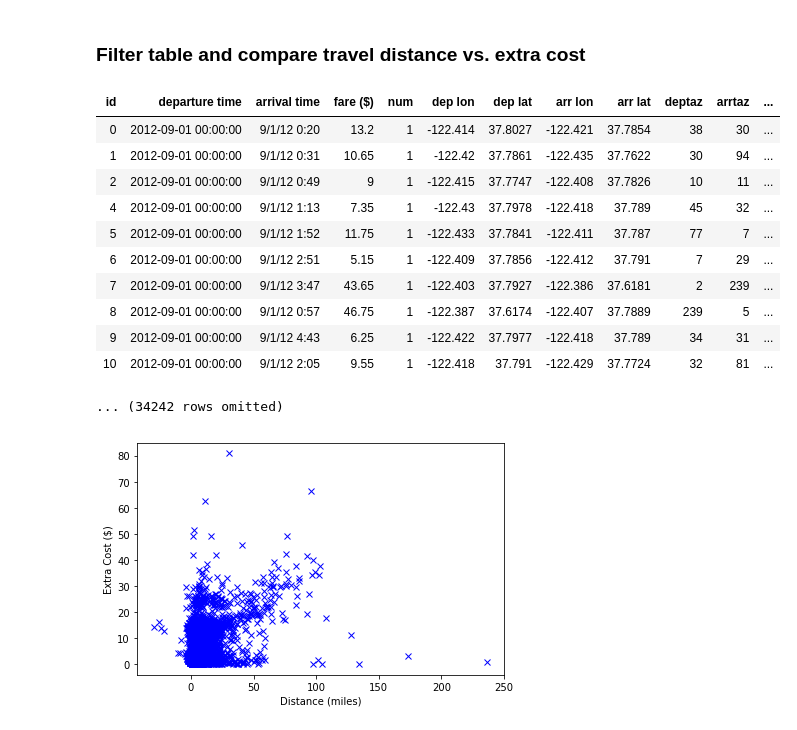
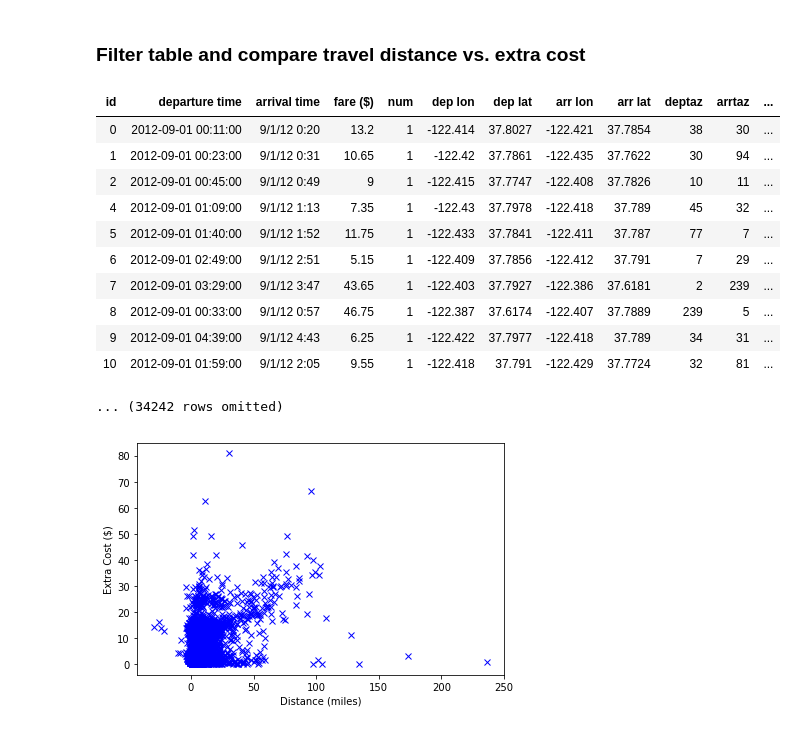
Before and after one commit to lmlevinson/sandwich_88, a Jupyter notebook: Analysis 3 Machine Learning - length and duration of trip .ipynb, the cells around one changed output. Saved outputs shown, nothing was run; the diff lists cells and outputs as text; code cells hidden in the pictures.

```diff
--- a/Analysis 3 Machine Learning - length and duration of trip .ipynb
+++ b/Analysis 3 Machine Learning - length and duration of trip .ipynb
@@ -29,21 +29,21 @@ def parse_prefix(line, fmt):
 # %%
 taxi_unrefined = Table().read_table("SF_taxi_data.csv")
 taxi = taxi_unrefined.where('num', 1).where('fare ($)', are.above(3.5))
-taxi["departure time"] = taxi.select("departure time").apply(lambda x: parse_prefix(x[0],"%m/%d/%y"))
+taxi["departure time"] = taxi.select("departure time").apply(lambda x: parse_prefix(x[0],"%m/%d/%y %H:%M"))
 taxi_filtered = taxi.where(list(map(lambda x: x.day >= 1 and x.day <=10, taxi["departure time"])))
 taxi_filtered
 # %% [output]
 | id | departure time | arrival time | fare ($) | num | dep lon | dep lat | arr lon | arr lat | deptaz | arrtaz | ... |
-| 0 | 2012-09-01 00:00:00 | 9/1/12 0:20 | 13.2 | 1 | -122.414 | 37.8027 | -122.421 | 37.7854 | 38 | 30 | ... |
-| 1 | 2012-09-01 00:00:00 | 9/1/12 0:31 | 10.65 | 1 | -122.42 | 37.7861 | -122.435 | 37.7622 | 30 | 94 | ... |
-| 2 | 2012-09-01 00:00:00 | 9/1/12 0:49 | 9 | 1 | -122.415 | 37.7747 | -122.408 | 37.7826 | 10 | 11 | ... |
-| 4 | 2012-09-01 00:00:00 | 9/1/12 1:13 | 7.35 | 1 | -122.43 | 37.7978 | -122.418 | 37.789 | 45 | 32 | ... |
-| 5 | 2012-09-01 00:00:00 | 9/1/12 1:52 | 11.75 | 1 | -122.433 | 37.7841 | -122.411 | 37.787 | 77 | 7 | ... |
-| 6 | 2012-09-01 00:00:00 | 9/1/12 2:51 | 5.15 | 1 | -122.409 | 37.7856 | -122.412 | 37.791 | 7 | 29 | ... |
-| 7 | 2012-09-01 00:00:00 | 9/1/12 3:47 | 43.65 | 1 | -122.403 | 37.7927 | -122.386 | 37.6181 | 2 | 239 | ... |
-| 8 | 2012-09-01 00:00:00 | 9/1/12 0:57 | 46.75 | 1 | -122.387 | 37.6174 | -122.407 | 37.7889 | 239 | 5 | ... |
-| 9 | 2012-09-01 00:00:00 | 9/1/12 4:43 | 6.25 | 1 | -122.422 | 37.7977 | -122.418 | 37.789 | 34 | 31 | ... |
-| 10 | 2012-09-01 00:00:00 | 9/1/12 2:05 | 9.55 | 1 | -122.418 | 37.791 | -122.429 | 37.7724 | 32 | 81 | ... |
+| 0 | 2012-09-01 00:11:00 | 9/1/12 0:20 | 13.2 | 1 | -122.414 | 37.8027 | -122.421 | 37.7854 | 38 | 30 | ... |
+| 1 | 2012-09-01 00:23:00 | 9/1/12 0:31 | 10.65 | 1 | -122.42 | 37.7861 | -122.435 | 37.7622 | 30 | 94 | ... |
+| 2 | 2012-09-01 00:45:00 | 9/1/12 0:49 | 9 | 1 | -122.415 | 37.7747 | -122.408 | 37.7826 | 10 | 11 | ... |
+| 4 | 2012-09-01 01:09:00 | 9/1/12 1:13 | 7.35 | 1 | -122.43 | 37.7978 | -122.418 | 37.789 | 45 | 32 | ... |
+| 5 | 2012-09-01 01:40:00 | 9/1/12 1:52 | 11.75 | 1 | -122.433 | 37.7841 | -122.411 | 37.787 | 77 | 7 | ... |
+| 6 | 2012-09-01 02:49:00 | 9/1/12 2:51 | 5.15 | 1 | -122.409 | 37.7856 | -122.412 | 37.791 | 7 | 29 | ... |
+| 7 | 2012-09-01 03:29:00 | 9/1/12 3:47 | 43.65 | 1 | -122.403 | 37.7927 | -122.386 | 37.6181 | 2 | 239 | ... |
+| 8 | 2012-09-01 00:33:00 | 9/1/12 0:57 | 46.75 | 1 | -122.387 | 37.6174 | -122.407 | 37.7889 | 239 | 5 | ... |
+| 9 | 2012-09-01 04:39:00 | 9/1/12 4:43 | 6.25 | 1 | -122.422 | 37.7977 | -122.418 | 37.789 | 34 | 31 | ... |
+| 10 | 2012-09-01 01:59:00 | 9/1/12 2:05 | 9.55 | 1 | -122.418 | 37.791 | -122.429 | 37.7724 | 32 | 81 | ... |
 ... (34242 rows omitted)
 # %%
 #Calculate extra cost
```
Also changed, not shown: 2 other files.
